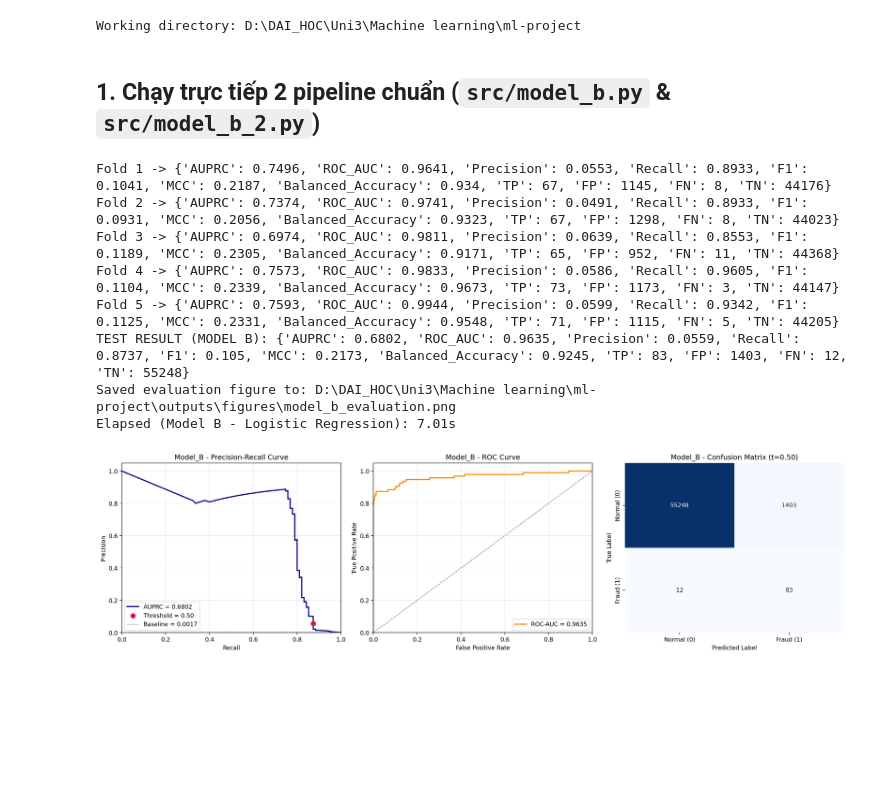
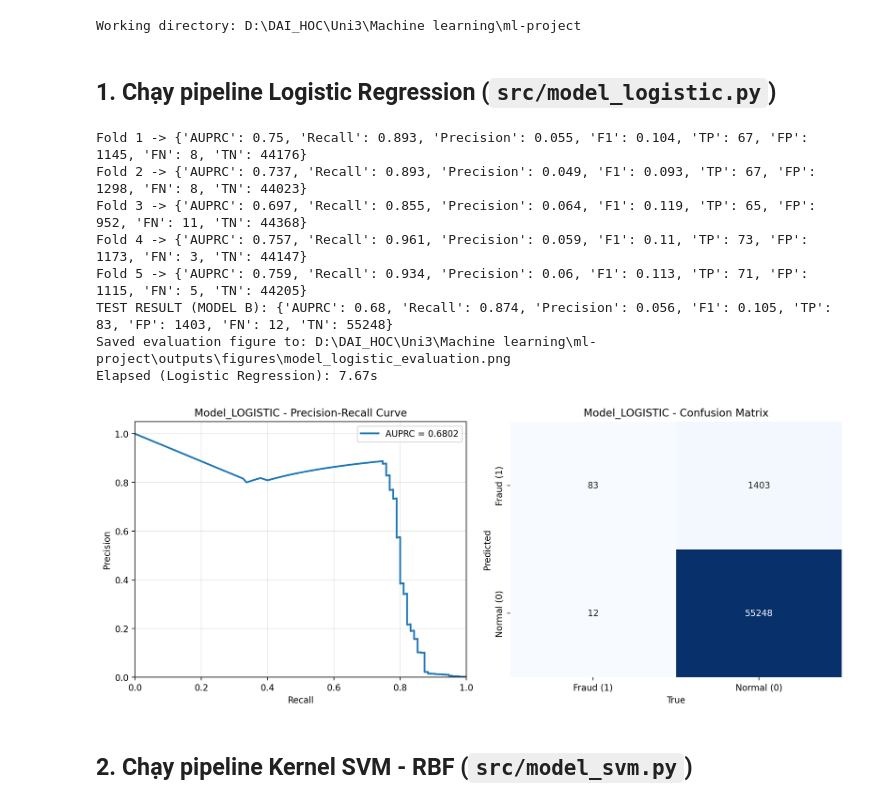
Before and after one commit to hanghithien/ml-project, a Jupyter notebook: Logistic+SVM_testing.ipynb, the cells around one changed output. Saved outputs shown, nothing was run; the diff lists cells and outputs as text; code cells hidden in the pictures; blank space fills up the shorter version.

Commit message:
update Logistic+SVM_testing

```diff
--- a/Logistic+SVM_testing.ipynb
+++ b/Logistic+SVM_testing.ipynb
@@ -48,21 +31,24 @@ print("Working directory:", Path.cwd())
 # %% [output]
 Working directory: D:\DAI_HOC\Uni3\Machine learning\ml-project
 # %% [markdown]
-## 1. Chạy trực tiếp 2 pipeline chuẩn (`src/model_b.py` & `src/model_b_2.py`)
+## 1. Chạy pipeline Logistic Regression (`src/model_logistic.py`)
 # %%
 t0 = time.perf_counter()
-lr_model, lr_test_metrics = run_model_b()
-print(f"Elapsed (Model B - Logistic Regression): {time.perf_counter() - t0:.2f}s")
-display(Image(filename=str(FIGURE_DIR / "model_b_evaluation.png")))
+lr_model, lr_test_metrics = run_model_logistic()
+lr_time = round(time.perf_counter() - t0, 2)
+print(f"Elapsed (Logistic Regression): {lr_time:.2f}s")
+display(Image(filename=str(FIGURE_DIR / "model_logistic_evaluation.png")))
 # %% [output]
-Fold 1 -> {'AUPRC': 0.7496, 'ROC_AUC': 0.9641, 'Precision': 0.0553, 'Recall': 0.8933, 'F1': 0.1041, 'MCC': 0.2187, 'Balanced_Accuracy': 0.934, 'TP': 67, 'FP': 1145, 'FN': 8, 'TN': 44176}
-Fold 2 -> {'AUPRC': 0.7374, 'ROC_AUC': 0.9741, 'Precision': 0.0491, 'Recall': 0.8933, 'F1': 0.0931, 'MCC': 0.2056, 'Balanced_Accuracy': 0.9323, 'TP': 67, 'FP': 1298, 'FN': 8, 'TN': 44023}
-Fold 3 -> {'AUPRC': 0.6974, 'ROC_AUC': 0.9811, 'Precision': 0.0639, 'Recall': 0.8553, 'F1': 0.1189, 'MCC': 0.2305, 'Balanced_Accuracy': 0.9171, 'TP': 65, 'FP': 952, 'FN': 11, 'TN': 44368}
-Fold 4 -> {'AUPRC': 0.7573, 'ROC_AUC': 0.9833, 'Precision': 0.0586, 'Recall': 0.9605, 'F1': 0.1104, 'MCC': 0.2339, 'Balanced_Accuracy': 0.9673, 'TP': 73, 'FP': 1173, 'FN': 3, 'TN': 44147}
-Fold 5 -> {'AUPRC': 0.7593, 'ROC_AUC': 0.9944, 'Precision': 0.0599, 'Recall': 0.9342, 'F1': 0.1125, 'MCC': 0.2331, 'Balanced_Accuracy': 0.9548, 'TP': 71, 'FP': 1115, 'FN': 5, 'TN': 44205}
-TEST RESULT (MODEL B): {'AUPRC': 0.6802, 'ROC_AUC': 0.9635, 'Precision': 0.0559, 'Recall': 0.8737, 'F1': 0.105, 'MCC': 0.2173, 'Balanced_Accuracy': 0.9245, 'TP': 83, 'FP': 1403, 'FN': 12, 'TN': 55248}
-Saved evaluation figure to: D:\DAI_HOC\Uni3\Machine learning\ml-project\outputs\figures\model_b_evaluation.png
-Elapsed (Model B - Logistic Regression): 7.01s
+Fold 1 -> {'AUPRC': 0.75, 'Recall': 0.893, 'Precision': 0.055, 'F1': 0.104, 'TP': 67, 'FP': 1145, 'FN': 8, 'TN': 44176}
+Fold 2 -> {'AUPRC': 0.737, 'Recall': 0.893, 'Precision': 0.049, 'F1': 0.093, 'TP': 67, 'FP': 1298, 'FN': 8, 'TN': 44023}
+Fold 3 -> {'AUPRC': 0.697, 'Recall': 0.855, 'Precision': 0.064, 'F1': 0.119, 'TP': 65, 'FP': 952, 'FN': 11, 'TN': 44368}
+Fold 4 -> {'AUPRC': 0.757, 'Recall': 0.961, 'Precision': 0.059, 'F1': 0.11, 'TP': 73, 'FP': 1173, 'FN': 3, 'TN': 44147}
+Fold 5 -> {'AUPRC': 0.759, 'Recall': 0.934, 'Precision': 0.06, 'F1': 0.113, 'TP': 71, 'FP': 1115, 'FN': 5, 'TN': 44205}
+TEST RESULT (MODEL B): {'AUPRC': 0.68, 'Recall': 0.874, 'Precision': 0.056, 'F1': 0.105, 'TP': 83, 'FP': 1403, 'FN': 12, 'TN': 55248}
+Saved evaluation figure to: D:\DAI_HOC\Uni3\Machine learning\ml-project\outputs\figures\model_logistic_evaluation.png
+Elapsed (Logistic Regression): 7.67s
-[figure, old version]
+[figure, new version]
+# %% [markdown]
+## 2. Chạy pipeline Kernel SVM - RBF (`src/model_svm.py`)
 # %%
 t0 = time.perf_counter()
```
Also changed, not shown: parts of 13 cells of this notebook.
